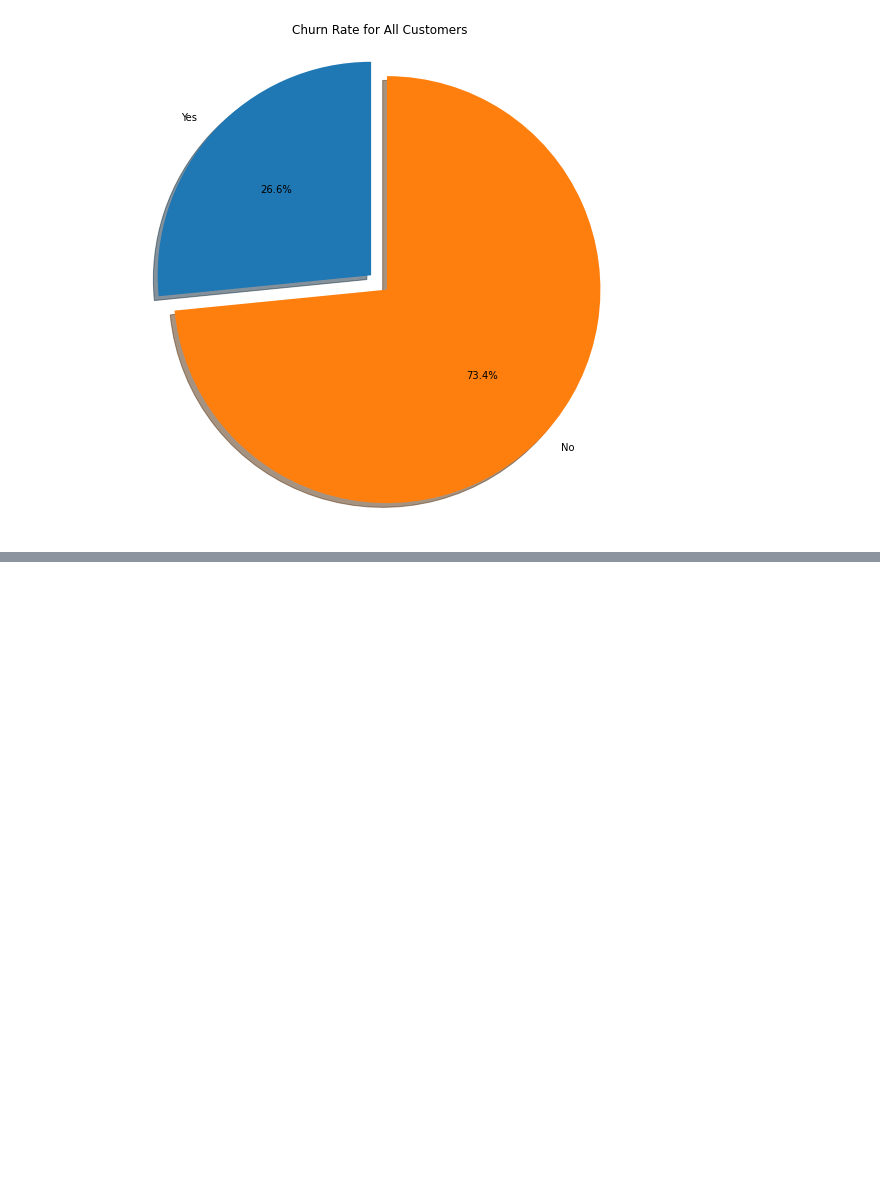
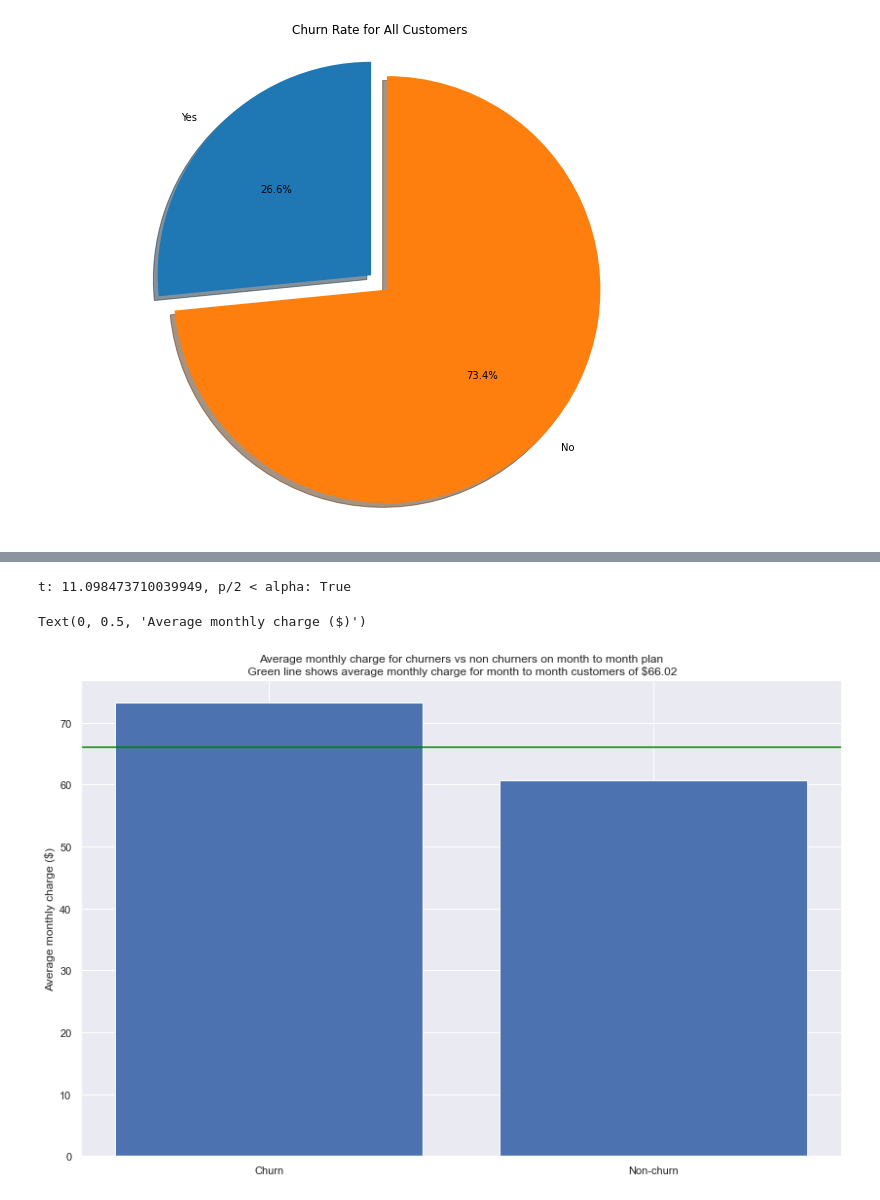
Before and after one commit to jesse-d-marder/classification-project, a Jupyter notebook: churn_report.ipynb, the cells around one changed output, grey strips where cells are left out. Saved outputs shown, nothing was run; the diff lists cells and outputs as text; code cells hidden in the pictures; blank space fills up the shorter version.

```diff
--- a/churn_report.ipynb
+++ b/churn_report.ipynb
@@ -65,0 +130,18 @@ p = plt.title('Churn Rate for All Customers')
+# %%
+# Create the independent samples
+month_to_month = train[train.is_month_to_month==1]
+churn_sample = month_to_month[month_to_month.churn == 1].monthly_charges
+non_churn_sample = month_to_month[month_to_month.churn == 0].monthly_charges
+# Perform the t-test
+t, p = stats.ttest_ind(churn_sample, non_churn_sample, equal_var=False)
+print(f"t: {t}, p/2 < alpha: {p/2<alpha}")
+# %% [output]
+t: 11.098473710039949, p/2 < alpha: True
+# %%
+plt.bar(x=['Churn','Non-churn'], height =[churn_sample.mean(),non_churn_sample.mean()])
+plt.title(f'Average monthly charge for churners vs non churners on month to month plan\n Green line shows average monthly charge for month to month customers of ${month_to_month.monthly_charges.mean():.2f}')
+plt.axhline(month_to_month.monthly_charges.mean(), color = 'green')
+plt.ylabel('Average monthly charge ($)')
+# %% [output]
+Text(0, 0.5, 'Average monthly charge ($)')
+[figure, added]
```
Also changed, not shown: parts of 37 cells of this notebook, 5 other files.
